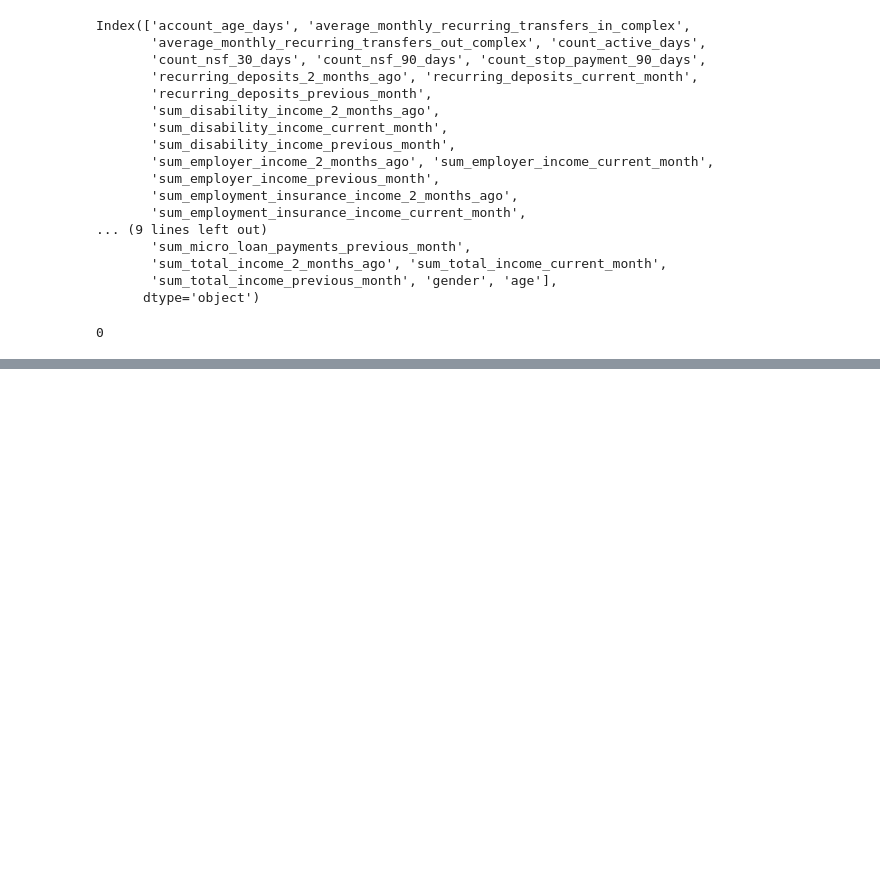
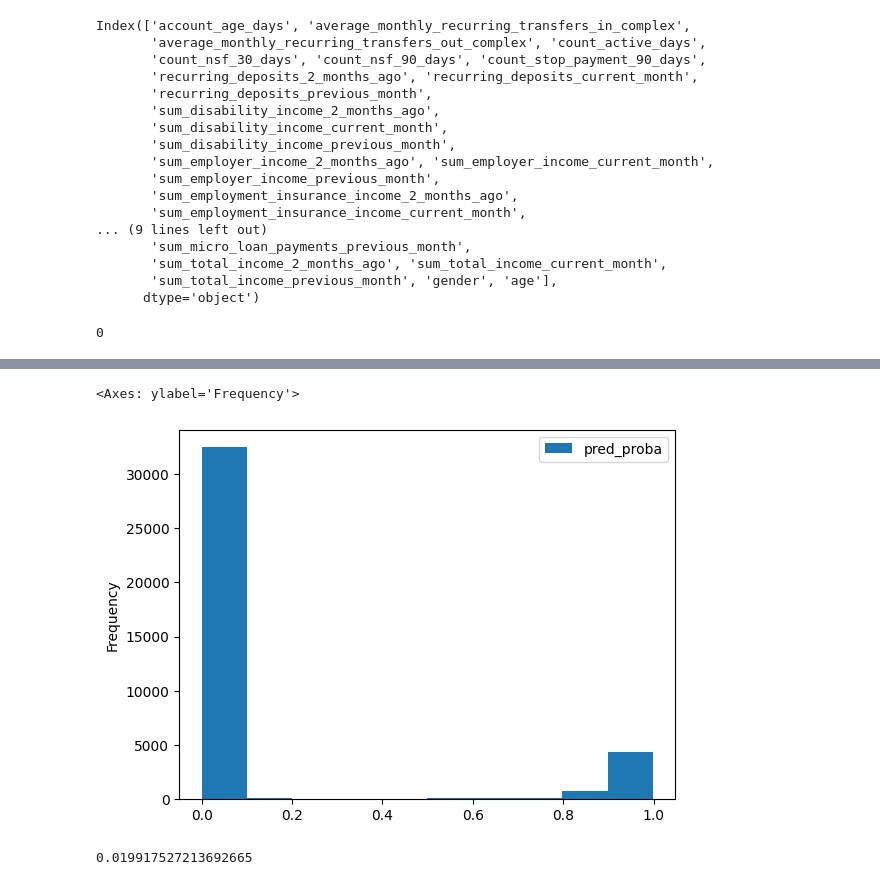
Before and after one commit to klahrich/westgate, a Jupyter notebook: refusal_model/refusal.ipynb, the cells around one changed output, grey strips where cells are left out. Drawn from its saved outputs; the diff is of its cells as text; code cells hidden in the pictures; blank space fills up the shorter version.

```diff
--- a/refusal_model/refusal.ipynb
+++ b/refusal_model/refusal.ipynb
@@ -192,0 +272,2 @@ refusal_model.feat_imp()
+# %%
+refusal_model_loaded = load_model('refusal_0.2')
@@ -192,0 +314,2 @@ refusal_model.feat_imp()
+# %%
+preds_full = refusal_model_loaded.predict_proba(df, filter=False, engineer=True)
@@ -192,0 +341,10 @@ refusal_model.feat_imp()
+# %%
+preds_full.plot.hist()
+# %% [output]
+<Axes: ylabel='Frequency'>
+[figure, added]
+# %%
+p25_2022 = np.percentile(preds_full['pred_proba'], 25)
+p25_2022
+# %% [output]
+0.019917527213692665
```
Also changed, not shown: parts of 29 cells of this notebook, 28 other files.
